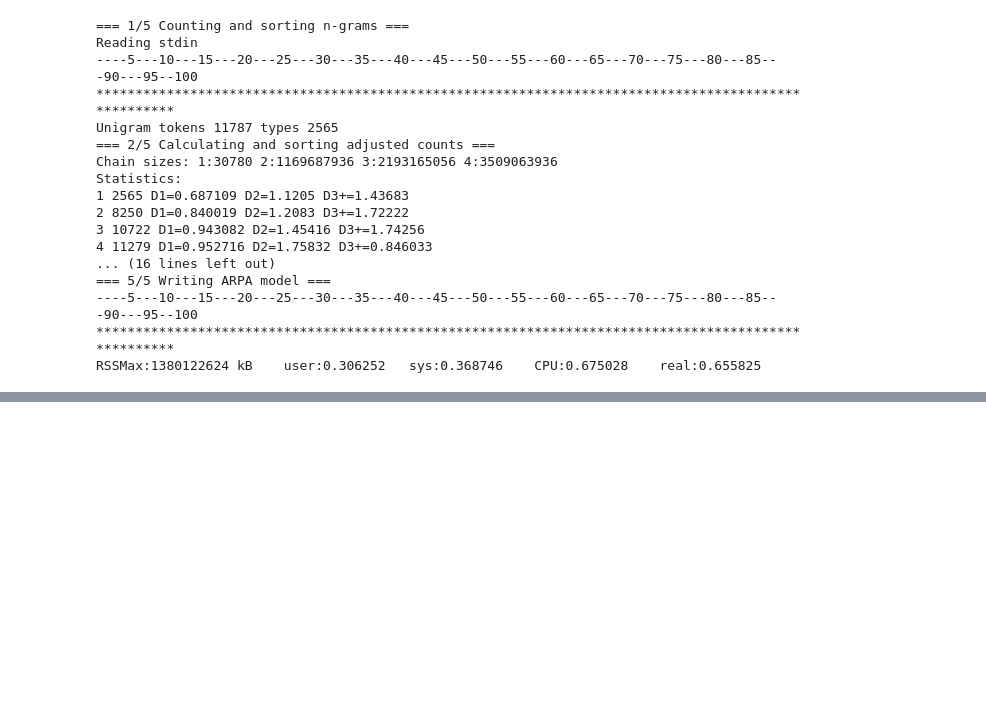
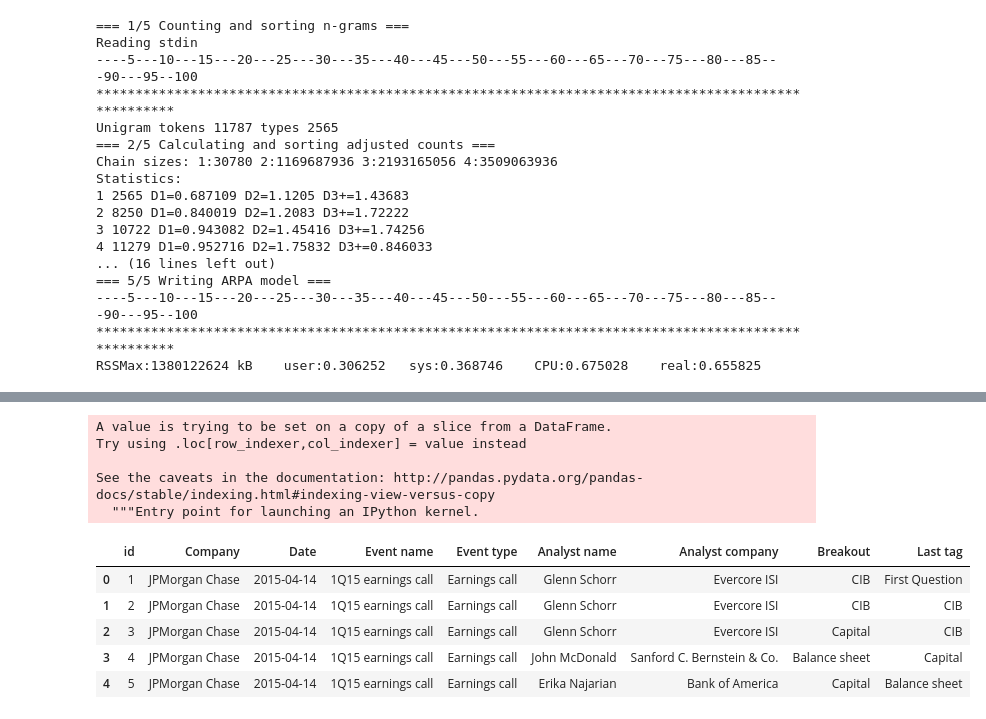
Before and after one commit to ly1123/NYU_Capstone, a Jupyter notebook: Tokenization with spacy and kenLm sentence.ipynb, the cells around one changed output, grey strips where cells are left out. Cells and saved outputs as stored; diff of their text form; code cells hidden in the pictures; blank space fills up the shorter version.

```diff
--- a/Tokenization with spacy and kenLm sentence.ipynb
+++ b/Tokenization with spacy and kenLm sentence.ipynb
@@ -404,0 +446,17 @@ For analyst Glenn Schorr the top 5 sentences are:
+# %%
+df2['Last tag'] = df_tag['Last tag']
+# %% [output]
+A value is trying to be set on a copy of a slice from a DataFrame.
+Try using .loc[row_indexer,col_indexer] = value instead
+
+See the caveats in the documentation: http://pandas.pydata.org/pandas-docs/stable/indexing.html#indexing-view-versus-copy
+  """Entry point for launching an IPython kernel.
+# %%
+df2.head()
+# %% [output]
+|  | id | Company | Date | Event name | Event type | Analyst name | Analyst company | Breakout | Last tag |
+| 0 | 1 | JPMorgan Chase | 2015-04-14 | 1Q15 earnings call | Earnings call | Glenn Schorr | Evercore ISI | CIB | First Question |
+| 1 | 2 | JPMorgan Chase | 2015-04-14 | 1Q15 earnings call | Earnings call | Glenn Schorr | Evercore ISI | CIB | CIB |
+| 2 | 3 | JPMorgan Chase | 2015-04-14 | 1Q15 earnings call | Earnings call | Glenn Schorr | Evercore ISI | Capital | CIB |
+| 3 | 4 | JPMorgan Chase | 2015-04-14 | 1Q15 earnings call | Earnings call | John McDonald | Sanford C. Bernstein & Co. | Balance sheet | Capital |
+| 4 | 5 | JPMorgan Chase | 2015-04-14 | 1Q15 earnings call | Earnings call | Erika Najarian | Bank of America | Capital | Balance sheet |
```
Also changed, not shown: parts of 21 cells of this notebook.
